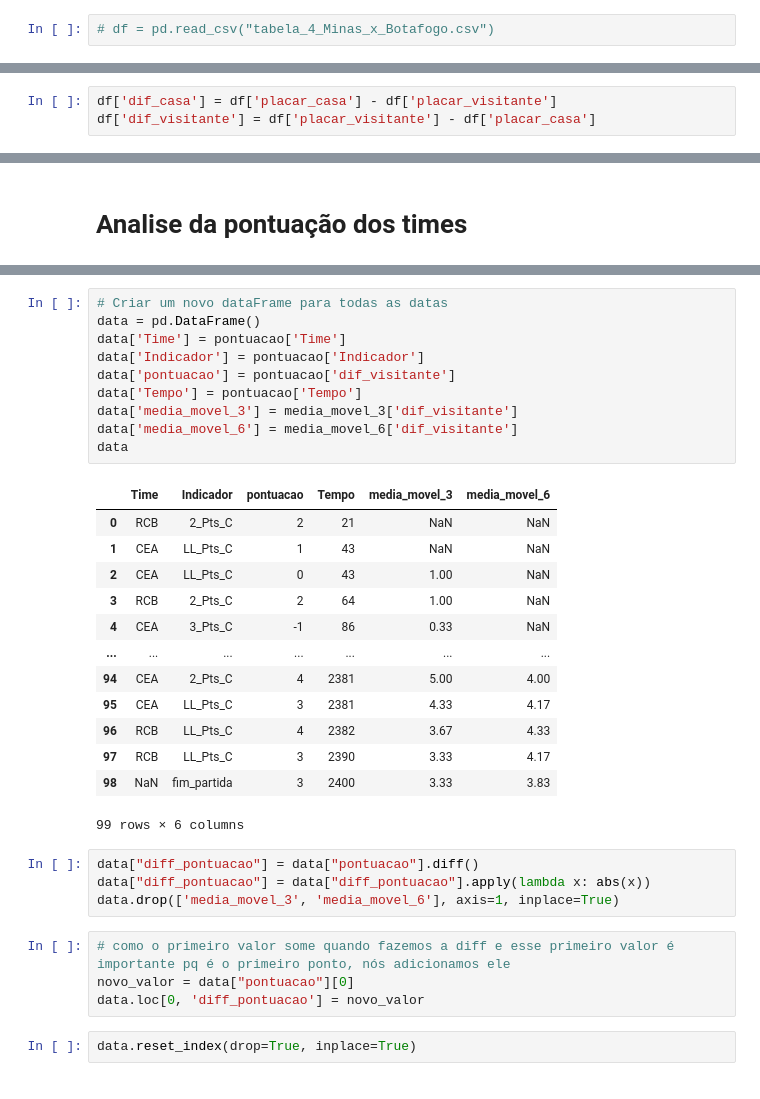
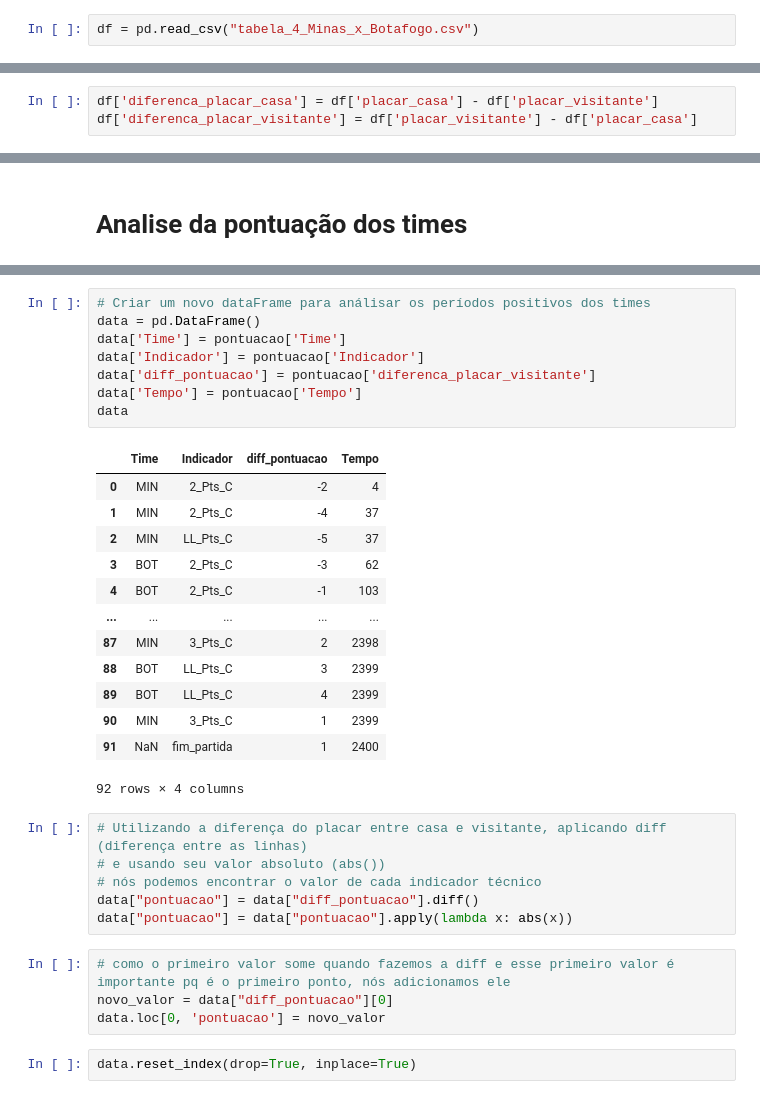
Before and after one commit to Rafael-Prochnow/Analise-descritiva-para-um-time, a Jupyter notebook: Jogada_Jogada.ipynb, the cells around one changed output, grey strips where cells are left out. Drawn from its saved outputs; the diff is of its cells as text.

```diff
--- a/Jogada_Jogada.ipynb
+++ b/Jogada_Jogada.ipynb
@@ -68,5 +68,5 @@ df = pd.read_csv("tabela_3_Fortaleza B. C._x_Rio Claro.csv")
 # %%
-# df = pd.read_csv("tabela_4_Minas_x_Botafogo.csv")
+df = pd.read_csv("tabela_4_Minas_x_Botafogo.csv")
 # %%
 # df = pd.read_csv("tabela_5_Paulistano_x_São José.csv")
 # %%
@@ -163,8 +163,8 @@ df = df[['Quarto', 'Tempo', 'placar_casa', 'placar_visitante', 'Time', 'Indicado
 # %% [markdown]
 #  Acrescentamos mais colunas
 # %%
-df['dif_casa'] = df['placar_casa'] - df['placar_visitante']
-df['dif_visitante'] = df['placar_visitante'] - df['placar_casa']
+df['diferenca_placar_casa'] = df['placar_casa'] - df['placar_visitante']
+df['diferenca_placar_visitante'] = df['placar_visitante'] - df['placar_casa']
 # %%
 df
 # %% [output]
@@ -305,35 +268,35 @@ plt.axhline(0, color='orange', label=pontuacao.index, alpha=0.5)
 # %%
-# Criar um novo dataFrame para todas as datas
+# Criar um novo dataFrame para análisar os períodos positivos dos times
 data = pd.DataFrame()
 data['Time'] = pontuacao['Time']
 data['Indicador'] = pontuacao['Indicador']
-data['pontuacao'] = pontuacao['dif_visitante']
+data['diff_pontuacao'] = pontuacao['diferenca_placar_visitante']
 data['Tempo'] = pontuacao['Tempo']
-data['media_movel_3'] = media_movel_3['dif_visitante']
-data['media_movel_6'] = media_movel_6['dif_visitante']
 data
 # %% [output]
-|  | Time | Indicador | pontuacao | Tempo | media_movel_3 | media_movel_6 |
-| 0 | RCB | 2_Pts_C | 2 | 21 | NaN | NaN |
-| 1 | CEA | LL_Pts_C | 1 | 43 | NaN | NaN |
-| 2 | CEA | LL_Pts_C | 0 | 43 | 1.00 | NaN |
-| 3 | RCB | 2_Pts_C | 2 | 64 | 1.00 | NaN |
-| 4 | CEA | 3_Pts_C | -1 | 86 | 0.33 | NaN |
-| ... | ... | ... | ... | ... | ... | ... |
-| 94 | CEA | 2_Pts_C | 4 | 2381 | 5.00 | 4.00 |
-| 95 | CEA | LL_Pts_C | 3 | 2381 | 4.33 | 4.17 |
-| 96 | RCB | LL_Pts_C | 4 | 2382 | 3.67 | 4.33 |
-| 97 | RCB | LL_Pts_C | 3 | 2390 | 3.33 | 4.17 |
-| 98 | NaN | fim_partida | 3 | 2400 | 3.33 | 3.83 |
+|  | Time | Indicador | diff_pontuacao | Tempo |
+| 0 | MIN | 2_Pts_C | -2 | 4 |
+| 1 | MIN | 2_Pts_C | -4 | 37 |
+| 2 | MIN | LL_Pts_C | -5 | 37 |
+| 3 | BOT | 2_Pts_C | -3 | 62 |
+| 4 | BOT | 2_Pts_C | -1 | 103 |
+| ... | ... | ... | ... | ... |
+| 87 | MIN | 3_Pts_C | 2 | 2398 |
+| 88 | BOT | LL_Pts_C | 3 | 2399 |
+| 89 | BOT | LL_Pts_C | 4 | 2399 |
+| 90 | MIN | 3_Pts_C | 1 | 2399 |
+| 91 | NaN | fim_partida | 1 | 2400 |
-99 rows × 6 columns
+92 rows × 4 columns
-# %%
-data["diff_pontuacao"] = data["pontuacao"].diff()
-data["diff_pontuacao"] = data["diff_pontuacao"].apply(lambda x: abs(x))
-data.drop(['media_movel_3', 'media_movel_6'], axis=1, inplace=True)
+# %%
+# Utilizando a diferença do placar entre casa e visitante, aplicando diff (diferença entre as linhas)
+# e usando seu valor absoluto (abs())
+# nós podemos encontrar o valor de cada indicador técnico
+data["pontuacao"] = data["diff_pontuacao"].diff()
+data["pontuacao"] = data["pontuacao"].apply(lambda x: abs(x))
 # %%
 # como o primeiro valor some quando fazemos a diff e esse primeiro valor é importante pq é o primeiro ponto, nós adicionamos ele
-novo_valor = data["pontuacao"][0]
-data.loc[0, 'diff_pontuacao'] = novo_valor
+novo_valor = data["diff_pontuacao"][0]
+data.loc[0, 'pontuacao'] = novo_valor
 # %%
 data.reset_index(drop=True, inplace=True)
 # %%
```
Also changed, not shown: parts of 36 cells of this notebook.
